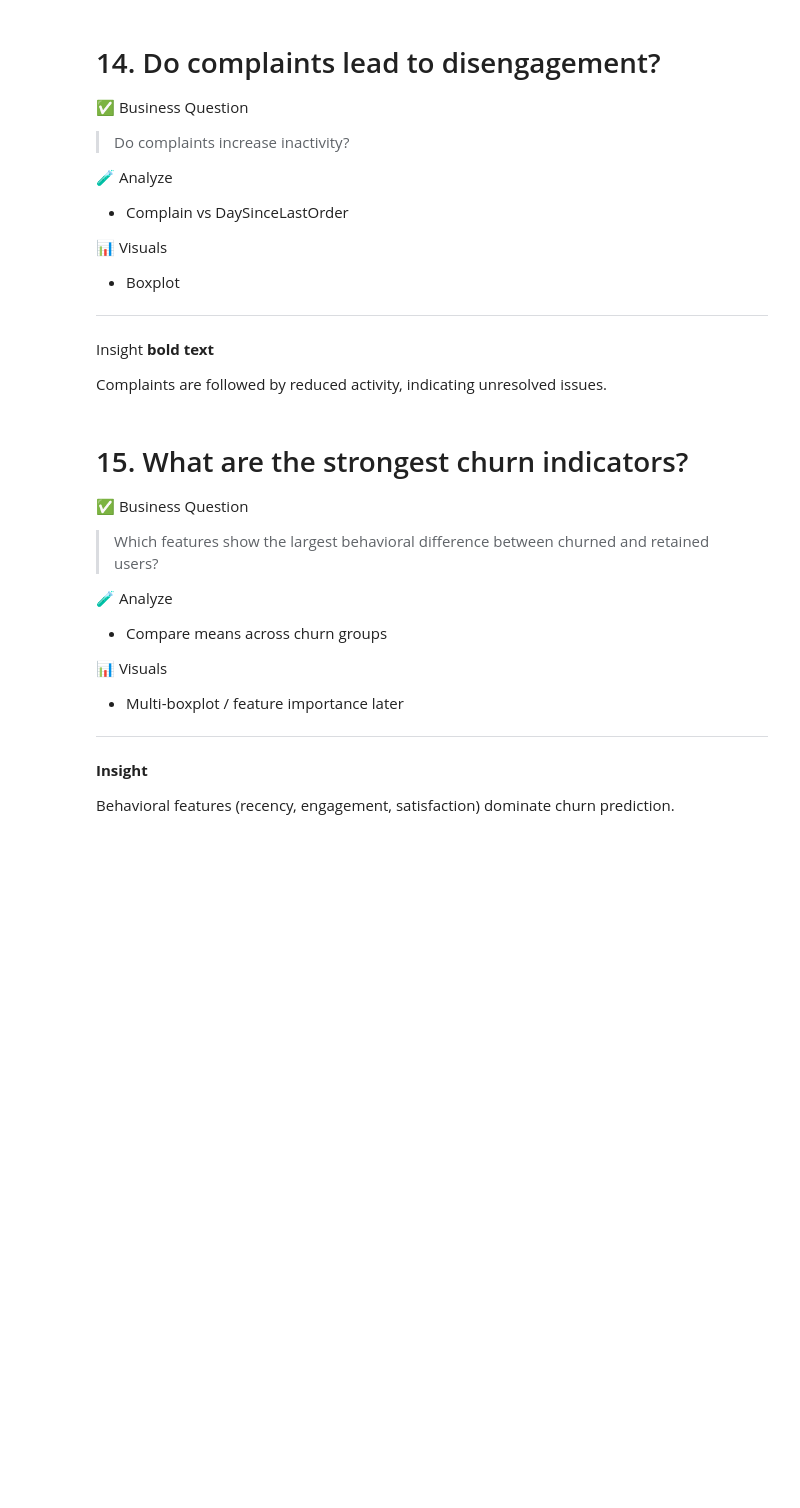
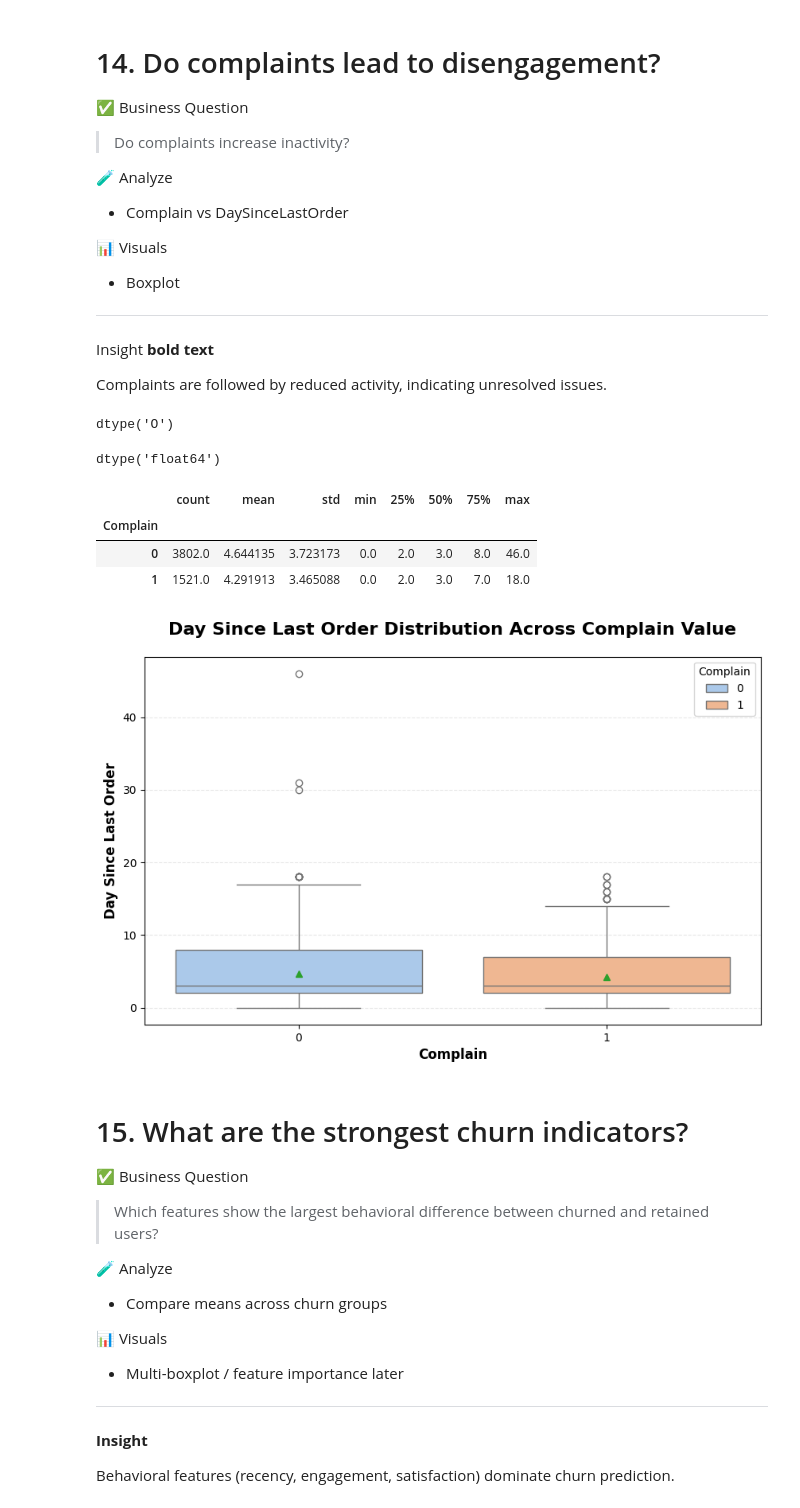
Before and after one commit to shivamtyagi577/E-commerce-Customer-End-to-End-Churn, a Jupyter notebook: Customer_Churn_Analysis_E_Commerce.ipynb, the cells around one changed output. Cells and saved outputs as stored; diff of their text form; code cells hidden in the pictures; blank space fills up the shorter version.

```diff
--- a/Customer_Churn_Analysis_E_Commerce.ipynb
+++ b/Customer_Churn_Analysis_E_Commerce.ipynb
@@ -1737,6 +1735,33 @@ Passing `palette` without assigning `hue` is deprecated and will be removed in v
 Insight **bold text**
 
 Complaints are followed by reduced activity, indicating unresolved issues.
+# %%
+df_objectype['Complain'].dtype
+# %% [output]
+dtype('O')
+# %%
+df['DaySinceLastOrder'].dtype
+# %% [output]
+dtype('float64')
+# %%
+df.groupby('Complain')['DaySinceLastOrder'].describe()
+# %% [output]
+|  | count | mean | std | min | 25% | 50% | 75% | max |
+| Complain |  |  |  |  |  |  |  |  |
+| 0 | 3802.0 | 4.644135 | 3.723173 | 0.0 | 2.0 | 3.0 | 8.0 | 46.0 |
+| 1 | 1521.0 | 4.291913 | 3.465088 | 0.0 | 2.0 | 3.0 | 7.0 | 18.0 |
+# %%
+plt.figure(figsize=(10, 6))
+# Boxplot reveals the spread, medians, and heavy buyers (outliers) across satisfaction levels
+sns.boxplot(data=df, x='Complain', y='DaySinceLastOrder', palette='pastel', hue='Complain', showmeans=True)
+
+plt.title('Day Since Last Order Distribution Across Complain Value', fontsize=16, fontweight='bold', pad=20)
+plt.xlabel('Complain', fontsize=12, fontweight='bold')
+plt.ylabel('Day Since Last Order', fontsize=12, fontweight='bold')
+plt.grid(axis='y', linestyle='--', alpha=0.3)
+plt.show()
+# %% [output]
+[figure, added]
 # %% [markdown]
 # 15. What are the strongest churn indicators?
 
```
Also changed, not shown: parts of 3 cells of this notebook.
